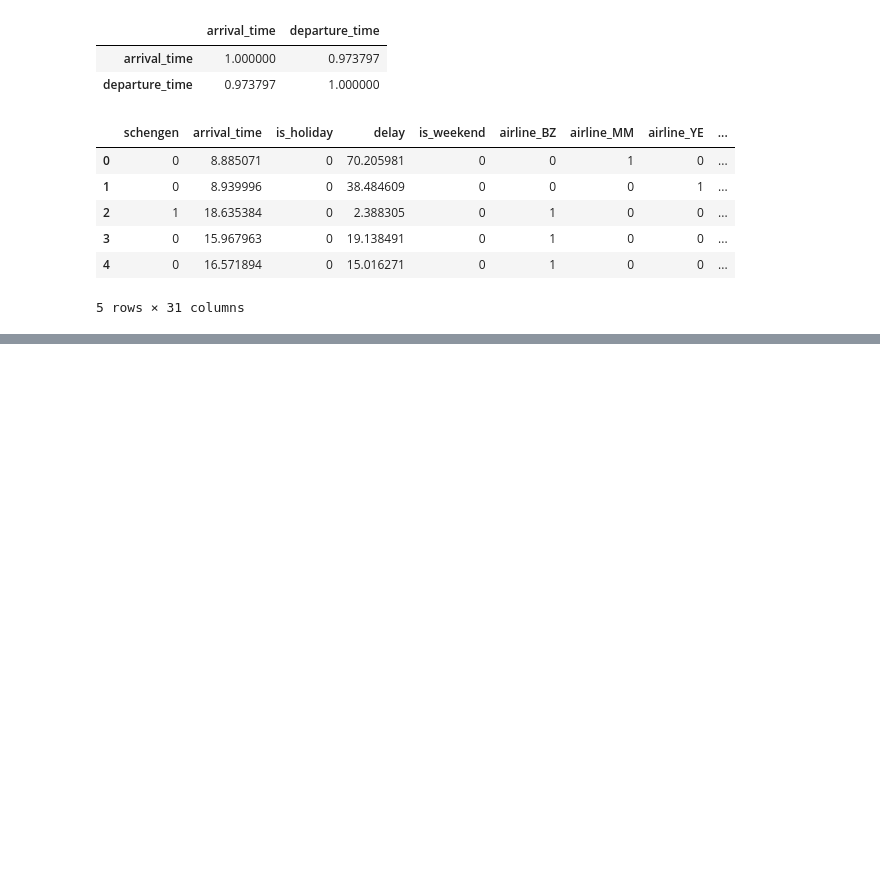
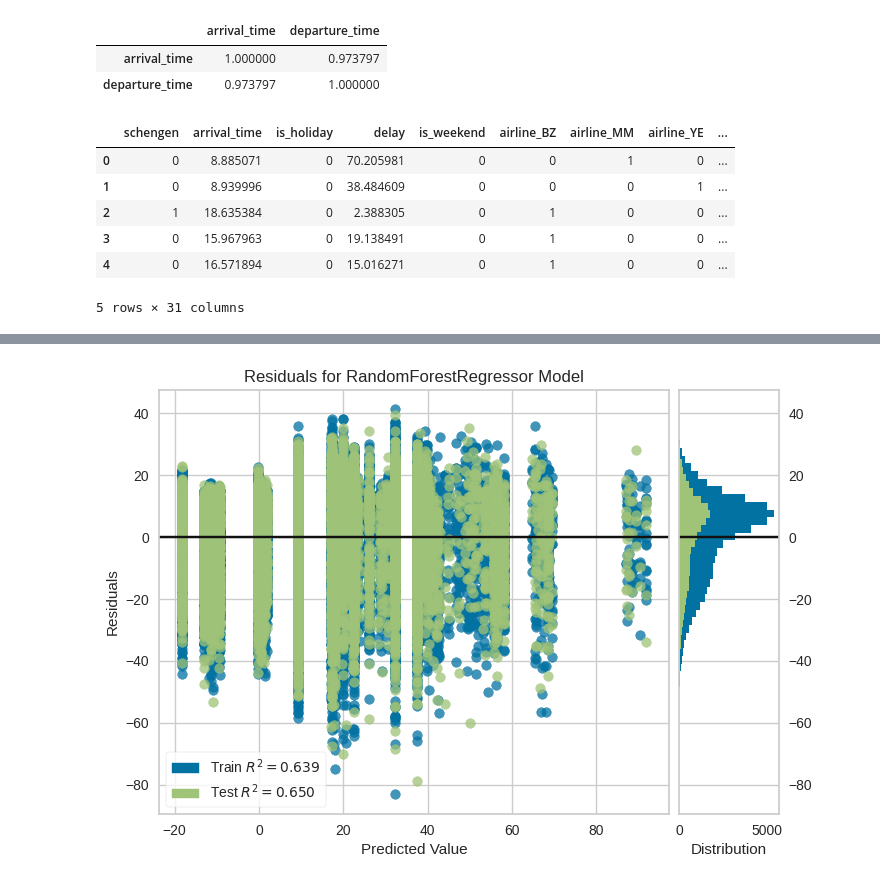
Before and after one commit to rafaelreisramos/oracle-one, a Jupyter notebook: ia-aumentada-prevendo-atrasos-voos/modelo_atraso_voo.ipynb, the cells around one changed output, grey strips where cells are left out. Saved outputs shown, nothing was run; the diff lists cells and outputs as text; code cells hidden in the pictures; blank space fills up the shorter version.

```diff
--- a/ia-aumentada-prevendo-atrasos-voos/modelo_atraso_voo.ipynb
+++ b/ia-aumentada-prevendo-atrasos-voos/modelo_atraso_voo.ipynb
@@ -473,0 +520,4 @@ df_clean.head()
+# %%
+viz = residuals_plot(model_rf, X_train, y_train, X_test, y_test)
+# %% [output]
+[figure, added]
```
Also changed, not shown: parts of 16 cells of this notebook.
